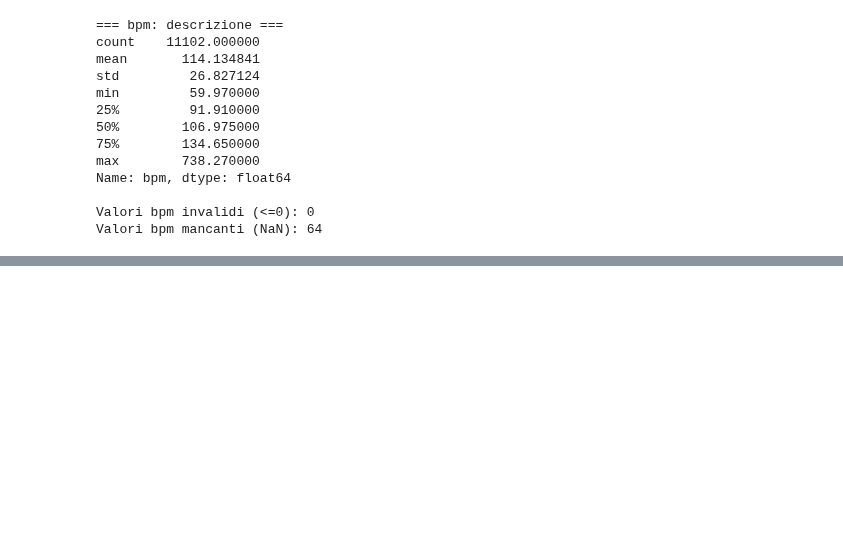
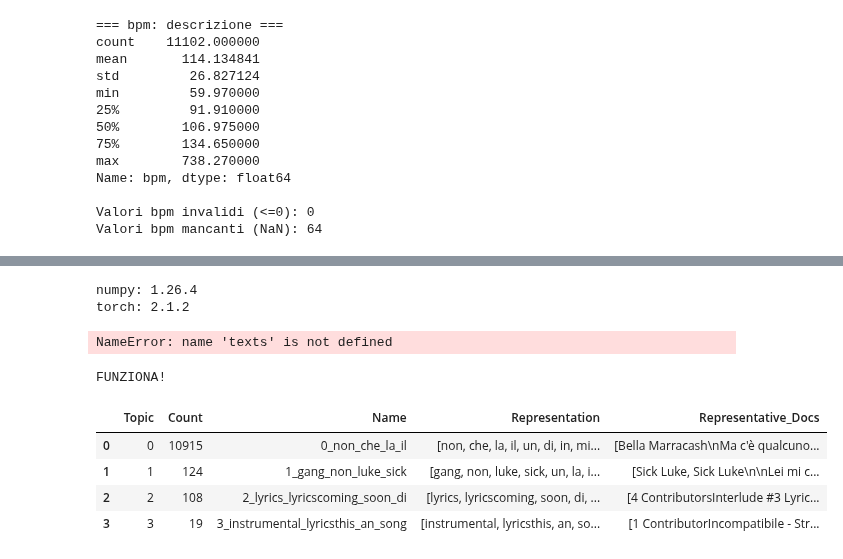
Before and after one commit to ChefBB/dss_lab_project, a Jupyter notebook: nicholas.ipynb, the cells around one changed output, grey strips where cells are left out. Drawn from its saved outputs; the diff is of its cells as text; code cells hidden in the pictures; blank space fills up the shorter version.

```diff
--- a/nicholas.ipynb
+++ b/nicholas.ipynb
@@ -707,0 +1320,33 @@ Valori bpm mancanti (NaN): 64
+# %%
+from sklearn.preprocessing import StandardScaler
+from sklearn.cluster import KMeans
+
+complexity_cols = [
+    "lp_avg_sent_len",
+    "lp_avg_dep_length",
+    "lp_verb_ratio",
+    "lp_pron_ratio",
+]
+
+Xc = tracks[complexity_cols].copy()
+Xc = Xc.fillna(Xc.median())
+
+scaler_c = StandardScaler()
+Xc_scaled = scaler_c.fit_transform(Xc)
+
+kmeans_c = KMeans(n_clusters=3, random_state=42, n_init=10)
+tracks["lyrics_complexity_class"] = kmeans_c.fit_predict(Xc_scaled)
+
+tracks["lyrics_complexity_class"].value_counts().sort_index()
+# %%
+# opzionale: rinomina in Low/Medium/High in base alla media
+cluster_means = tracks.groupby("lyrics_complexity_class")["lp_avg_sent_len"].mean().sort_values()
+order = {old:i for i, old in enumerate(cluster_means.index)}
+
+tracks["lyrics_complexity_class_ord"] = tracks["lyrics_complexity_class"].map(order)
+
+tracks["lyrics_complexity_label"] = tracks["lyrics_complexity_class_ord"].map({
+    0: "low",
+    1: "medium",
+    2: "high"
+})
@@ -707,0 +1417,29 @@ Valori bpm mancanti (NaN): 64
+# %%
+import numpy as np, torch
+print("numpy:", np.__version__)
+print("torch:", torch.__version__)
+# %% [output]
+numpy: 1.26.4
+torch: 2.1.2
+# %%
+from bertopic import BERTopic
+from sentence_transformers import SentenceTransformer
+
+embedding_model = SentenceTransformer("paraphrase-multilingual-MiniLM-L12-v2")
+topic_model = BERTopic(embedding_model=embedding_model, language="italian")
+# %% [output]
+NameError: name 'texts' is not defined
+# %%
+texts = tracks["lyrics"].fillna("").astype(str).tolist()
+topics, probs = topic_model.fit_transform(texts)
+print("FUNZIONA!")
+# %% [output]
+FUNZIONA!
+# %%
+topic_model.get_topic_info()
+# %% [output]
+|  | Topic | Count | Name | Representation | Representative_Docs |
+| 0 | 0 | 10915 | 0_non_che_la_il | [non, che, la, il, un, di, in, mi... | [Bella Marracash\nMa c'è qualcuno... |
+| 1 | 1 | 124 | 1_gang_non_luke_sick | [gang, non, luke, sick, un, la, i... | [Sick Luke, Sick Luke\n\nLei mi c... |
+| 2 | 2 | 108 | 2_lyrics_lyricscoming_soon_di | [lyrics, lyricscoming, soon, di, ... | [4 ContributorsInterlude #3 Lyric... |
+| 3 | 3 | 19 | 3_instrumental_lyricsthis_an_song | [instrumental, lyricsthis, an, so... | [1 ContributorIncompatibile - Str... |
```
Also changed, not shown: parts of 19 cells of this notebook.
